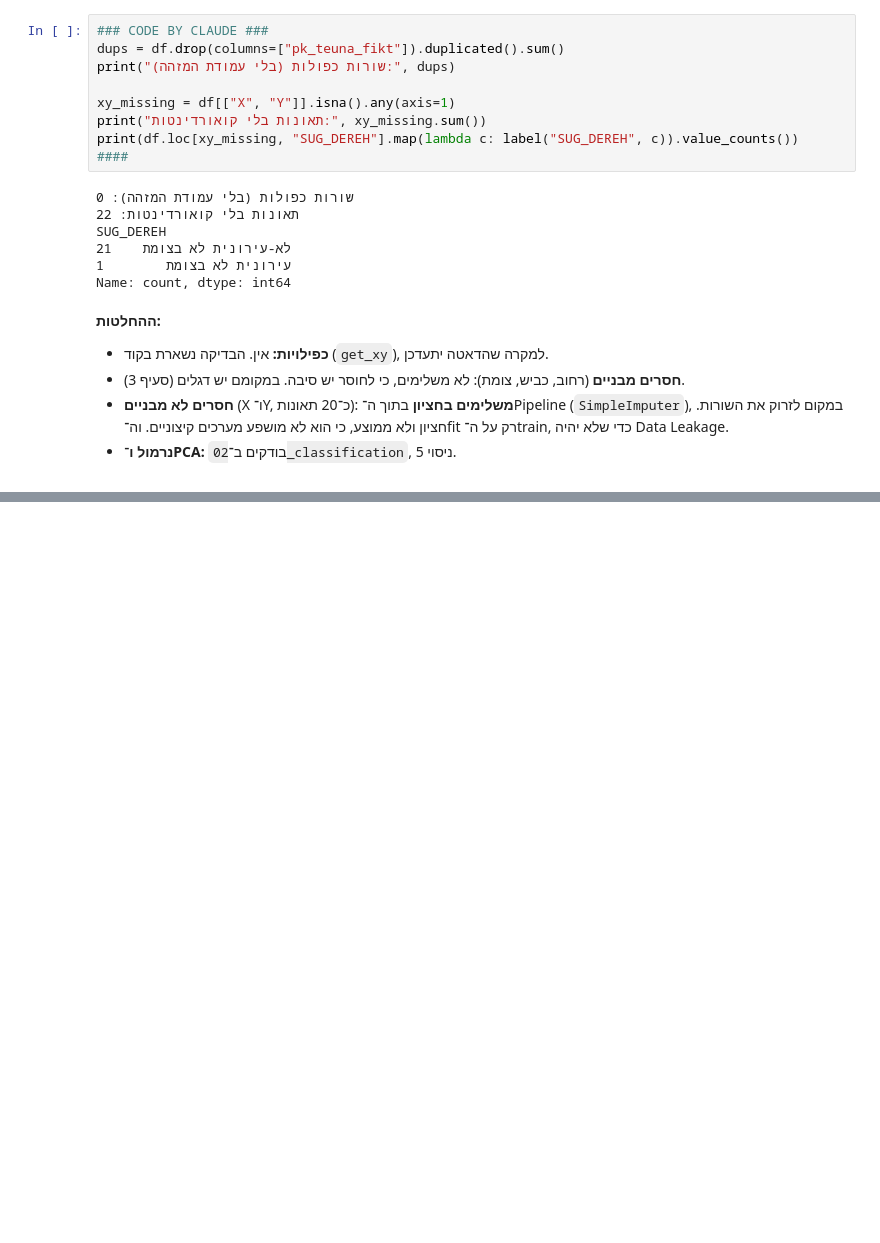
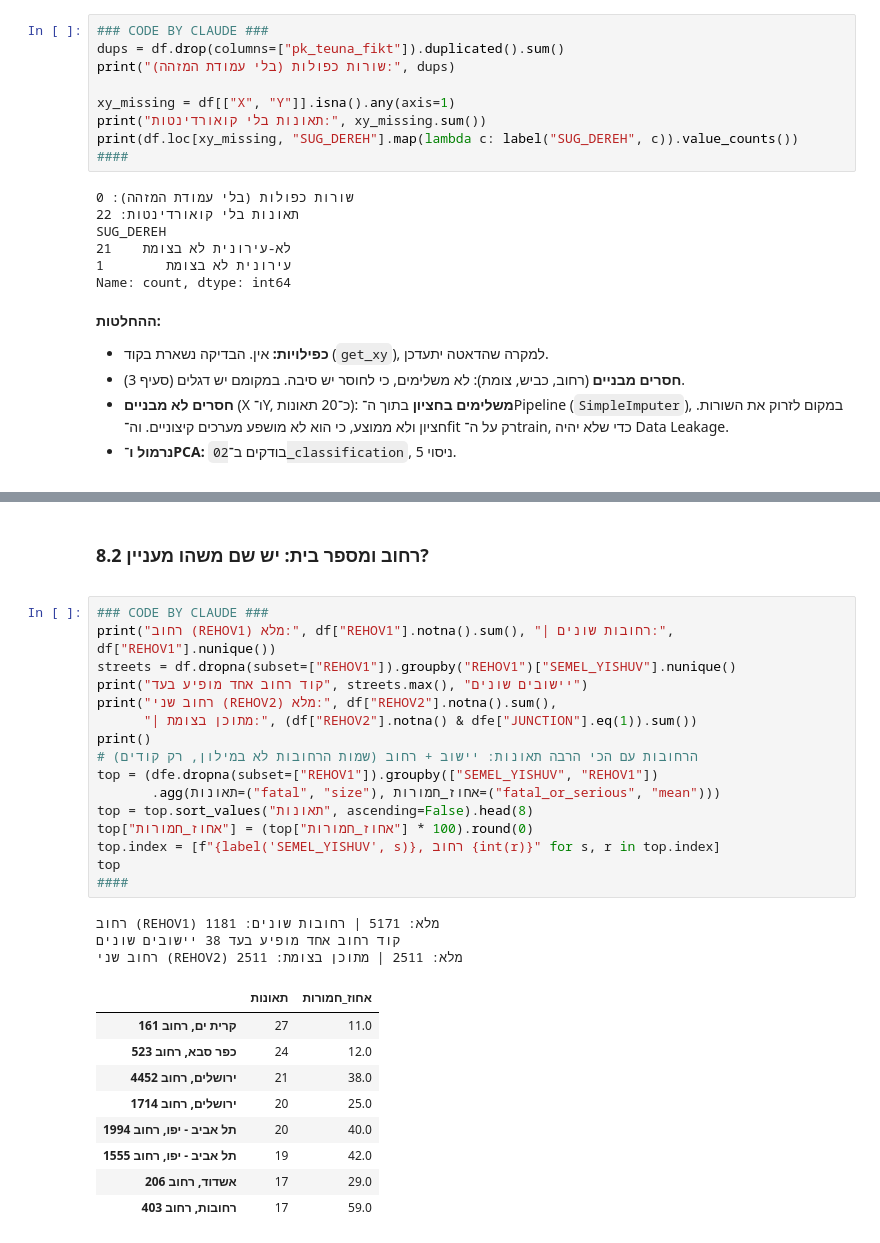
Before and after one commit to Maya171201/road-accidents-severity, a Jupyter notebook: notebooks/01_eda.ipynb, the cells around one changed output, grey strips where cells are left out. Drawn from its saved outputs; the diff is of its cells as text; blank space fills up the shorter version.

```diff
--- a/notebooks/01_eda.ipynb
+++ b/notebooks/01_eda.ipynb
@@ -338,0 +419,35 @@ Name: count, dtype: int64
+# %% [markdown]
+<div dir="rtl">
+
+### 8.2 רחוב ומספר בית: יש שם משהו מעניין?
+
+</div>
+# %%
+### CODE BY CLAUDE ###
+print("רחוב (REHOV1) מלא:", df["REHOV1"].notna().sum(), "| רחובות שונים:", df["REHOV1"].nunique())
+streets = df.dropna(subset=["REHOV1"]).groupby("REHOV1")["SEMEL_YISHUV"].nunique()
+print("קוד רחוב אחד מופיע בעד", streets.max(), "יישובים שונים")
+print("רחוב שני (REHOV2) מלא:", df["REHOV2"].notna().sum(),
+      "| מתוכן בצומת:", (df["REHOV2"].notna() & dfe["JUNCTION"].eq(1)).sum())
+print()
+# הרחובות עם הכי הרבה תאונות: יישוב + רחוב (שמות הרחובות לא במילון, רק קודים)
+top = (dfe.dropna(subset=["REHOV1"]).groupby(["SEMEL_YISHUV", "REHOV1"])
+       .agg(תאונות=("fatal", "size"), אחוז_חמורות=("fatal_or_serious", "mean")))
+top = top.sort_values("תאונות", ascending=False).head(8)
+top["אחוז_חמורות"] = (top["אחוז_חמורות"] * 100).round(0)
+top.index = [f"{label('SEMEL_YISHUV', s)}, רחוב {int(r)}" for s, r in top.index]
+top
+####
+# %% [output]
+רחוב (REHOV1) מלא: 5171 | רחובות שונים: 1181
+קוד רחוב אחד מופיע בעד 38 יישובים שונים
+רחוב שני (REHOV2) מלא: 2511 | מתוכן בצומת: 2511
+|  | תאונות | אחוז_חמורות |
+| קרית ים, רחוב 161 | 27 | 11.0 |
+| כפר סבא, רחוב 523 | 24 | 12.0 |
+| ירושלים, רחוב 4452 | 21 | 38.0 |
+| ירושלים, רחוב 1714 | 20 | 25.0 |
+| תל אביב - יפו, רחוב 1994 | 20 | 40.0 |
+| תל אביב - יפו, רחוב 1555 | 19 | 42.0 |
+| אשדוד, רחוב 206 | 17 | 29.0 |
+| רחובות, רחוב 403 | 17 | 59.0 |
```
Also changed, not shown: parts of 17 cells of this notebook, 15 other files.
